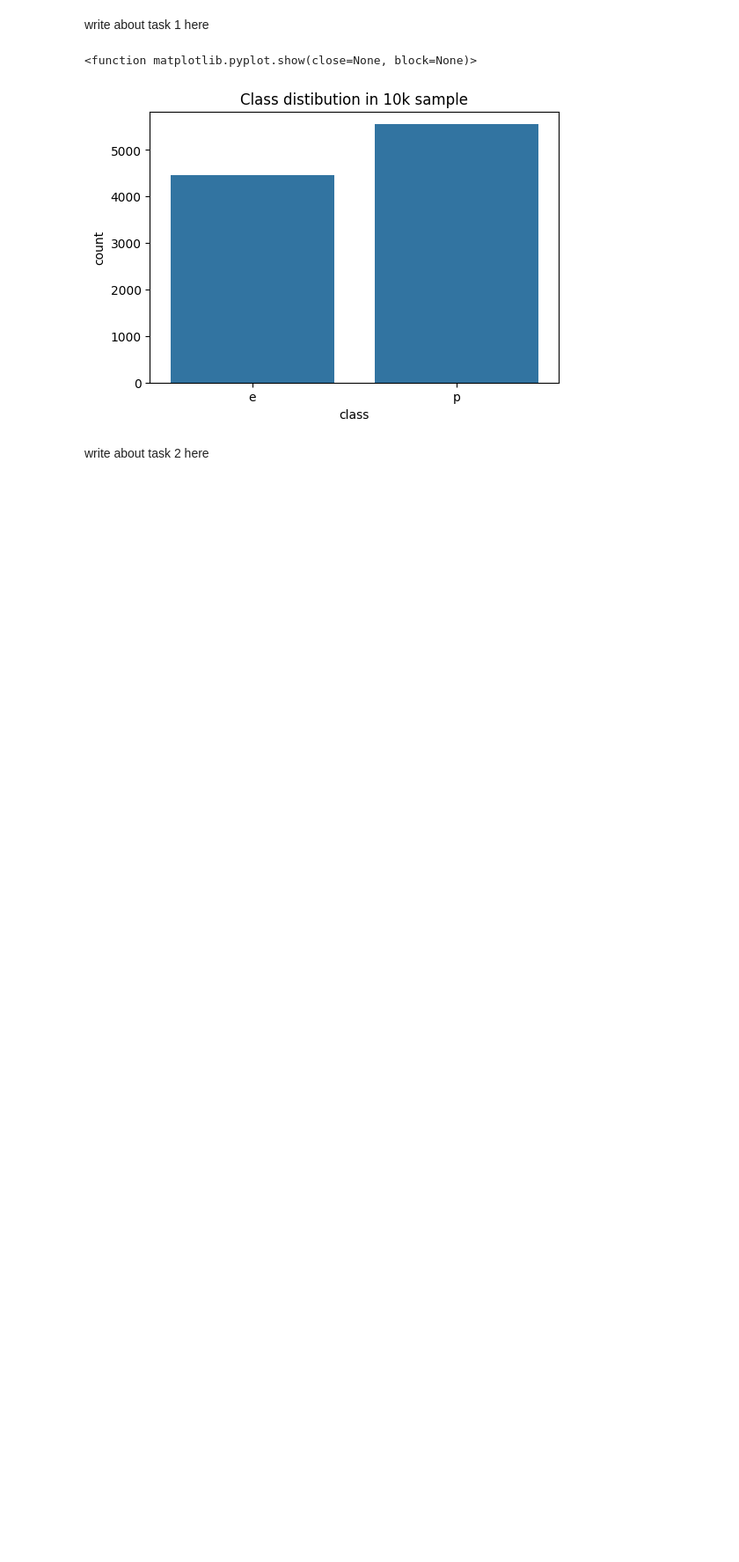
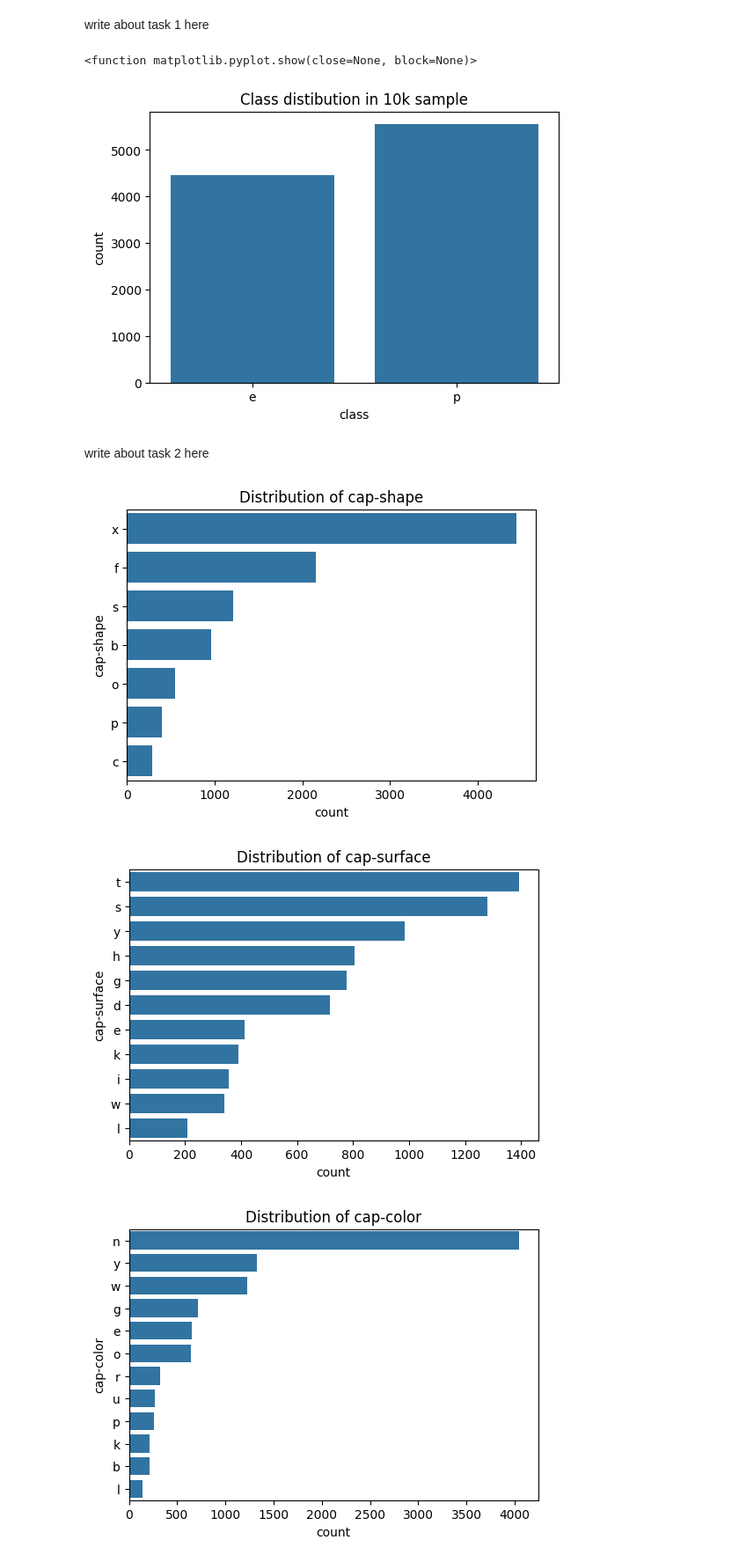
Before and after one commit to Ginge1204/Assesment2-4049, a Jupyter notebook: notebook.ipynb, the cells around one changed output. Shown: that part at 88% size. Cells and saved outputs as stored; diff of their text form; code cells hidden in the pictures; blank space fills up the shorter version.

```diff
--- a/notebook.ipynb
+++ b/notebook.ipynb
@@ -60,3 +61,21 @@ plt.show
 [figure]
 # %% [markdown]
 write about task 2 here
+# %%
+
+categorical_cols = [
+    'cap-shape', 'cap-surface', 'cap-color',
+    'gill-color', 'stem-color', 'stem-surface',
+    'veil-color', 'ring-type', 'spore-print-color',
+    'habitat', 'season'
+]
+
+for col in categorical_cols:
+    plt.figure(figsize=(6,4))
+    sns.countplot(y=col, data=sample, order=sample[col].value_counts().index)
+    plt.title(f'Distribution of {col}')
+    plt.show()
+# %% [output]
+[figure, added]
+[figure, added]
+[figure, added]
```
Also changed, not shown: parts of 3 cells of this notebook.
